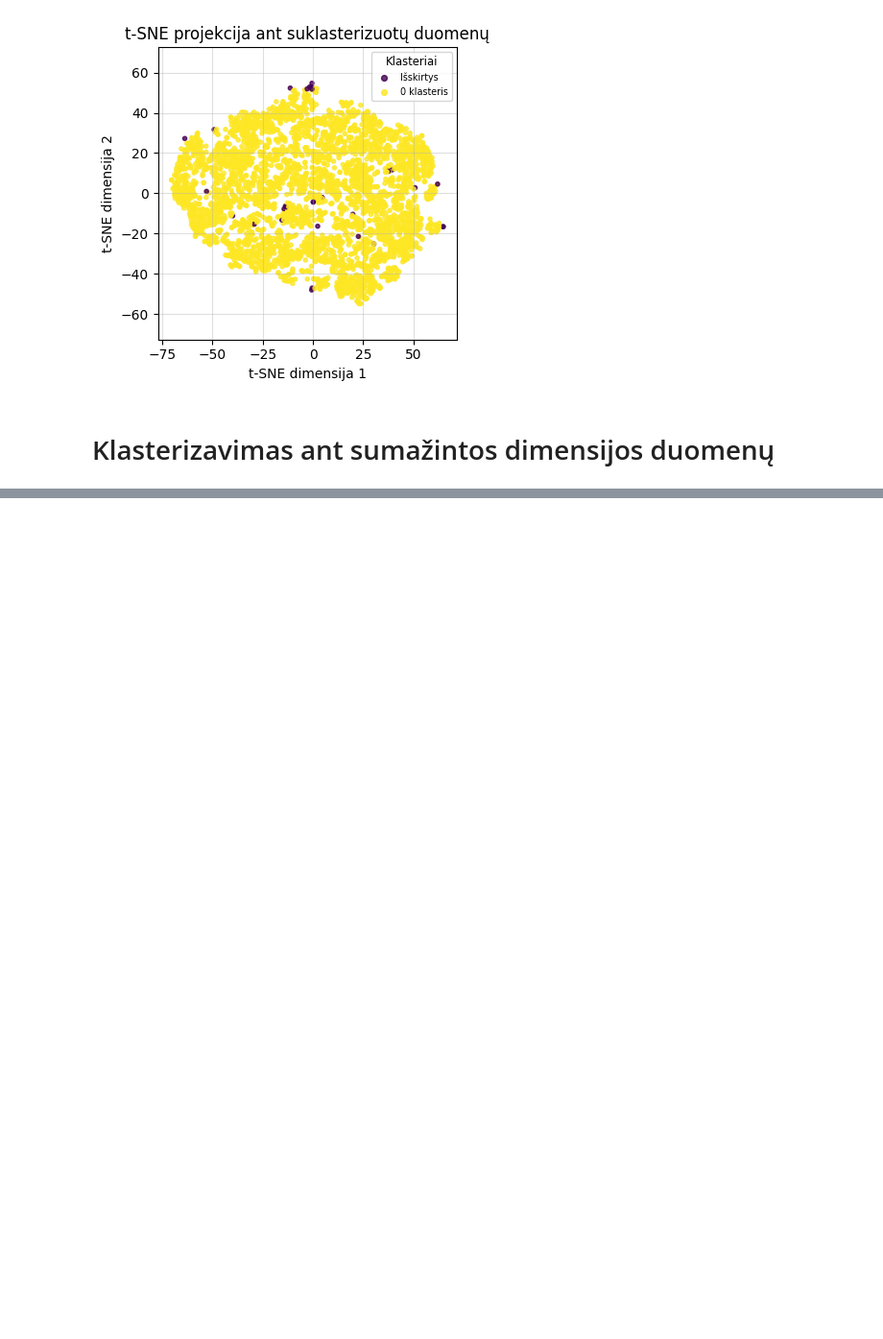
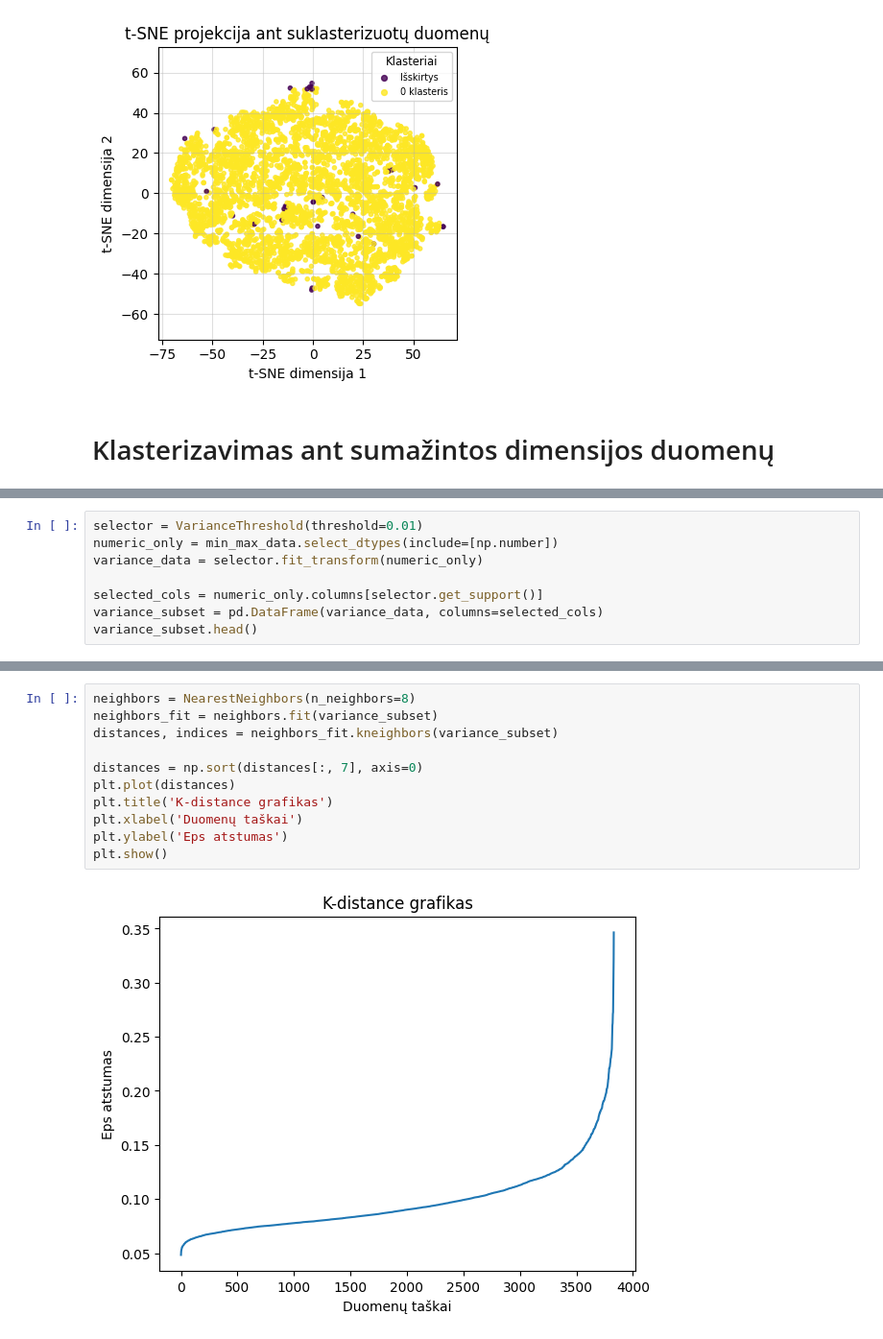
Before and after one commit to EvelinaDu/Papildomi_duomenu_vizualizavimo_skyriai, a Jupyter notebook: 3_laboratorinis/dbscan.ipynb, the cells around one changed output, grey strips where cells are left out. Shown at 96% size. Saved outputs shown, nothing was run; the diff lists cells and outputs as text; blank space fills up the shorter version.

```diff
--- a/3_laboratorinis/dbscan.ipynb
+++ b/3_laboratorinis/dbscan.ipynb
@@ -140,0 +145,8 @@ plt.show()
+# %%
+selector = VarianceThreshold(threshold=0.01)
+numeric_only = min_max_data.select_dtypes(include=[np.number])
+variance_data = selector.fit_transform(numeric_only)
+
+selected_cols = numeric_only.columns[selector.get_support()]
+variance_subset = pd.DataFrame(variance_data, columns=selected_cols)
+variance_subset.head()
@@ -140,0 +160,13 @@ plt.show()
+# %%
+neighbors = NearestNeighbors(n_neighbors=8)
+neighbors_fit = neighbors.fit(variance_subset)
+distances, indices = neighbors_fit.kneighbors(variance_subset)
+
+distances = np.sort(distances[:, 7], axis=0)
+plt.plot(distances)
+plt.title('K-distance grafikas')
+plt.xlabel('Duomenų taškai')
+plt.ylabel('Eps atstumas')
+plt.show()
+# %% [output]
+[figure, added]
```
Also changed, not shown: parts of 15 cells of this notebook.
